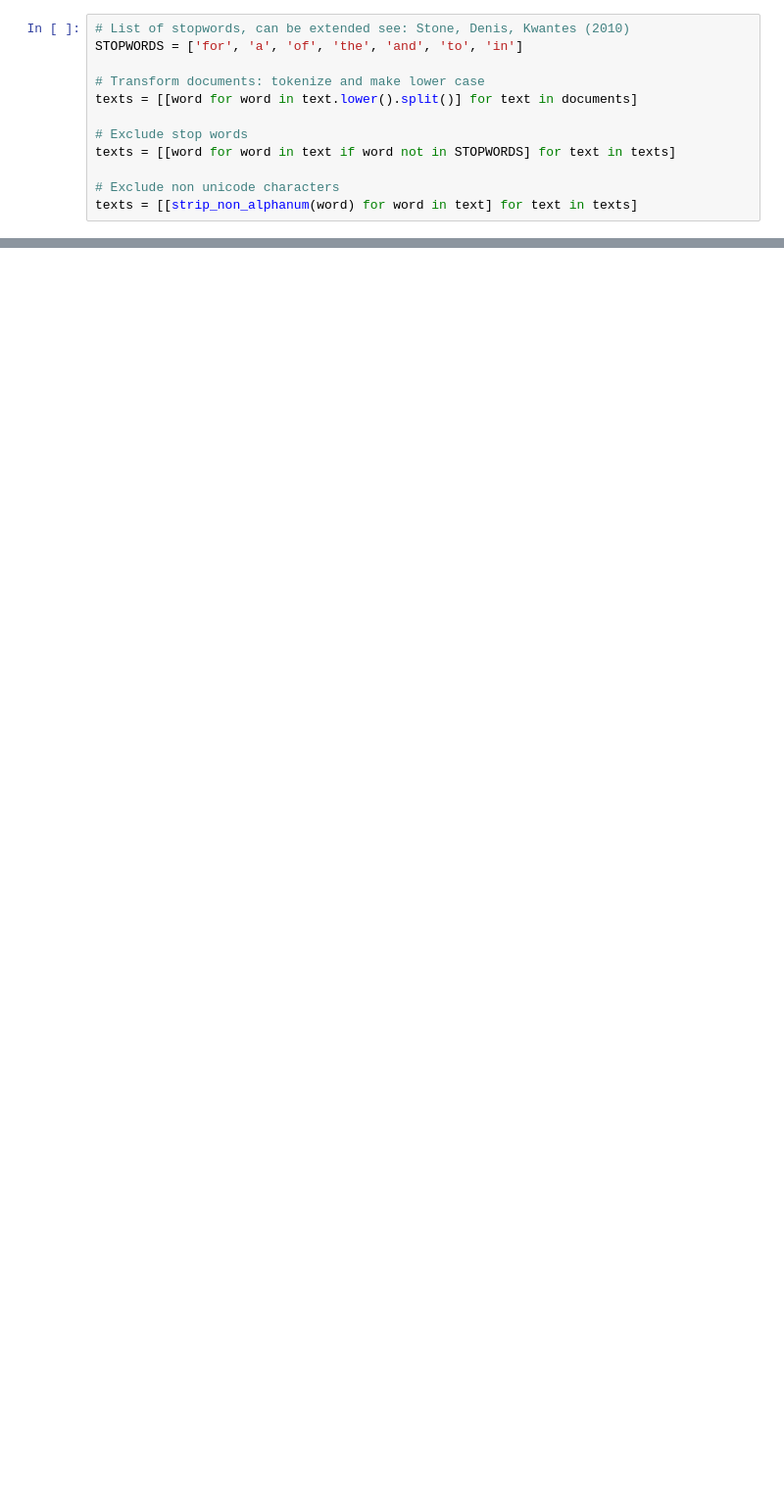
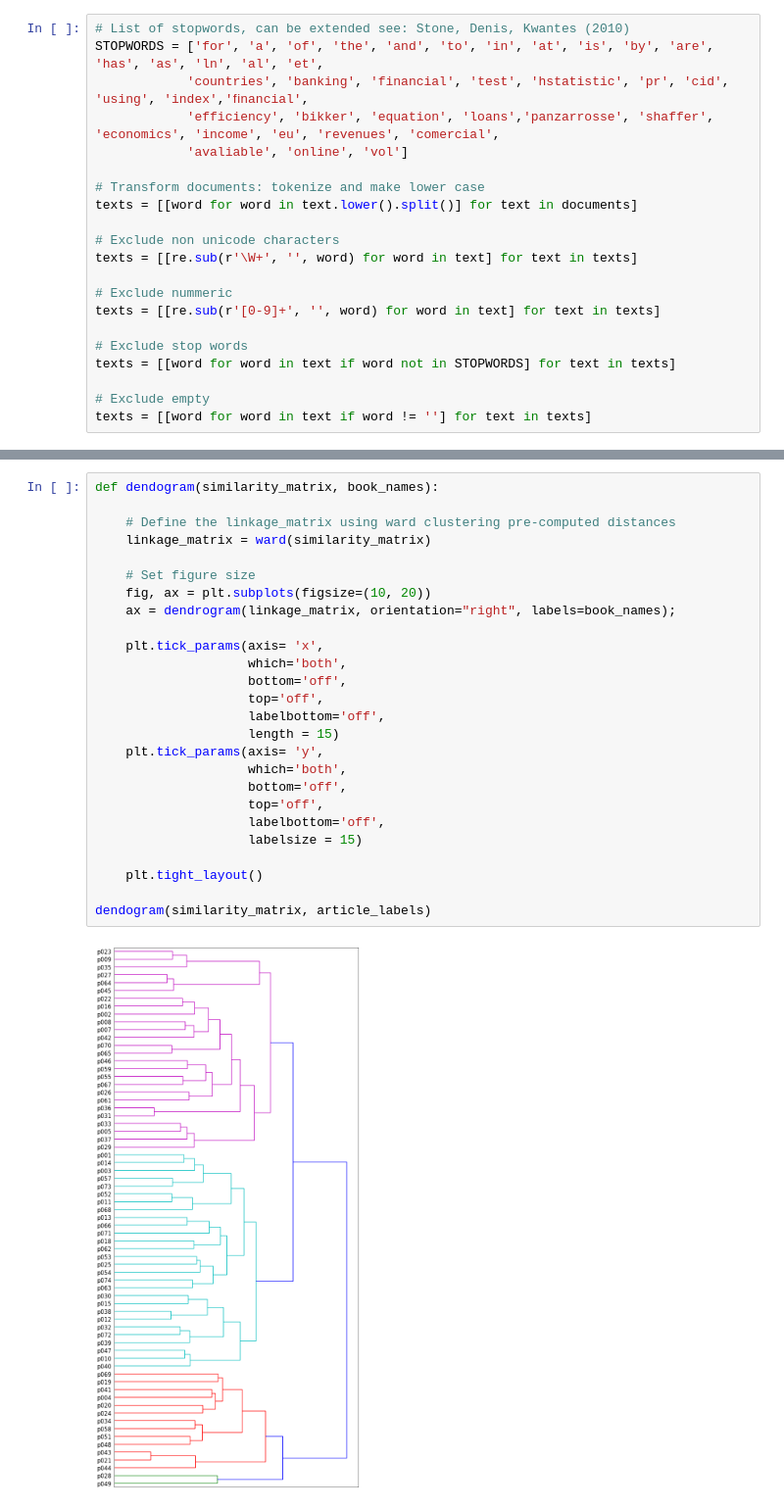
Before and after one commit to ln-P/MasterThesis, a Jupyter notebook: Analysis/NLP_Analysis.ipynb, the cells around one changed output, grey strips where cells are left out. Shown: that part at 98% size. Cells and saved outputs as stored; diff of their text form; blank space fills up the shorter version.

```diff
--- a/Analysis/NLP_Analysis.ipynb
+++ b/Analysis/NLP_Analysis.ipynb
@@ -51,12 +76,21 @@ documents = df_documents['document'].tolist()
 # %%
 # List of stopwords, can be extended see: Stone, Denis, Kwantes (2010)
-STOPWORDS = ['for', 'a', 'of', 'the', 'and', 'to', 'in']
+STOPWORDS = ['for', 'a', 'of', 'the', 'and', 'to', 'in', 'at', 'is', 'by', 'are', 'has', 'as', 'ln', 'al', 'et',
+            'countries', 'banking', 'financial', 'test', 'hstatistic', 'pr', 'cid', 'using', 'index','ﬁnancial',
+            'efficiency', 'bikker', 'equation', 'loans','panzarrosse', 'shaffer', 'economics', 'income', 'eu', 'revenues', 'comercial',
+            'avaliable', 'online', 'vol']
 
 # Transform documents: tokenize and make lower case
 texts = [[word for word in text.lower().split()] for text in documents]
 
+# Exclude non unicode characters
+texts = [[re.sub(r'\W+', '', word) for word in text] for text in texts]
+
+# Exclude nummeric
+texts = [[re.sub(r'[0-9]+', '', word) for word in text] for text in texts]
+
 # Exclude stop words
 texts = [[word for word in text if word not in STOPWORDS] for text in texts]
 
-# Exclude non unicode characters
-texts = [[strip_non_alphanum(word) for word in text] for text in texts]
+# Exclude empty
+texts = [[word for word in text if word != ''] for text in texts]
@@ -64,0 +165,28 @@ texts = [[strip_non_alphanum(word) for word in text] for text in texts]
+# %%
+def dendogram(similarity_matrix, book_names):
+
+    # Define the linkage_matrix using ward clustering pre-computed distances
+    linkage_matrix = ward(similarity_matrix)
+
+    # Set figure size
+    fig, ax = plt.subplots(figsize=(10, 20))
+    ax = dendrogram(linkage_matrix, orientation="right", labels=book_names);
+
+    plt.tick_params(axis= 'x',
+                    which='both',
+                    bottom='off',
+                    top='off',
+                    labelbottom='off',
+                    length = 15)
+    plt.tick_params(axis= 'y',
+                    which='both',
+                    bottom='off',
+                    top='off',
+                    labelbottom='off',
+                    labelsize = 15)
+
+    plt.tight_layout()
+
+dendogram(similarity_matrix, article_labels)
+# %% [output]
+[figure, added]
```
Also changed, not shown: parts of 16 cells of this notebook, 1 other file.
